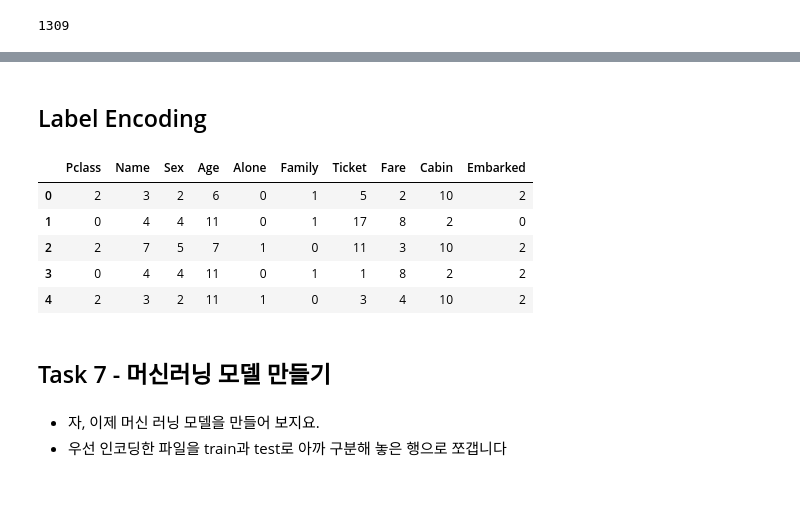
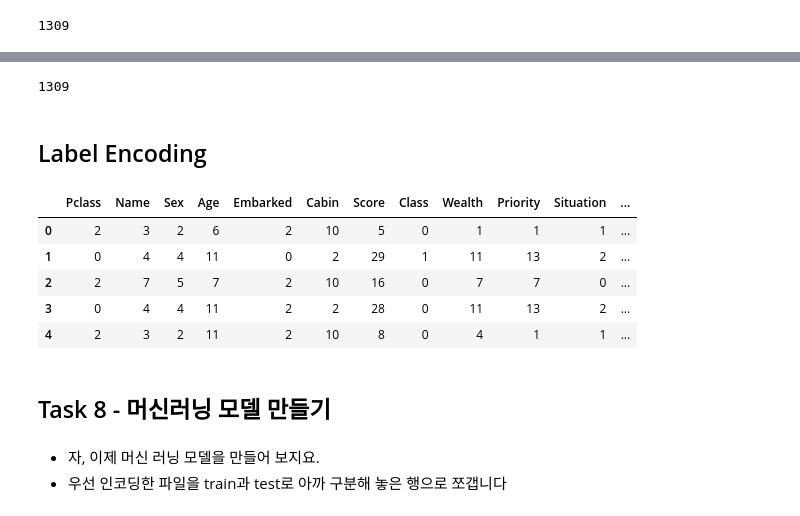
Before and after one commit to joshuajhchoi/ai2learn, a Jupyter notebook: Titanic_v2(NF).ipynb, the cells around one changed output, grey strips where cells are left out. Saved outputs shown, nothing was run; the diff lists cells and outputs as text; code cells hidden in the pictures.

```diff
--- a/Titanic_v2(NF).ipynb
+++ b/Titanic_v2(NF).ipynb
@@ -1594,0 +1927,2 @@ len(df)
+# %%
+df_new = pd.DataFrame()
@@ -1595,18 +1954,22 @@ len(df)
+# %%
+len(df_new)
+# %% [output]
+1309
 # %% [markdown]
 ## Label Encoding
 # %%
-df_enc = df.apply(LabelEncoder().fit_transform)
+df_enc = df_new.apply(LabelEncoder().fit_transform)
 
 df_enc.head()
 # %% [output]
-|  | Pclass | Name | Sex | Age | Alone | Family | Ticket | Fare | Cabin | Embarked |
-| 0 | 2 | 3 | 2 | 6 | 0 | 1 | 5 | 2 | 10 | 2 |
-| 1 | 0 | 4 | 4 | 11 | 0 | 1 | 17 | 8 | 2 | 0 |
-| 2 | 2 | 7 | 5 | 7 | 1 | 0 | 11 | 3 | 10 | 2 |
-| 3 | 0 | 4 | 4 | 11 | 0 | 1 | 1 | 8 | 2 | 2 |
-| 4 | 2 | 3 | 2 | 11 | 1 | 0 | 3 | 4 | 10 | 2 |
+|  | Pclass | Name | Sex | Age | Embarked | Cabin | Score | Class | Wealth | Priority | Situation | ... |
+| 0 | 2 | 3 | 2 | 6 | 2 | 10 | 5 | 0 | 1 | 1 | 1 | ... |
+| 1 | 0 | 4 | 4 | 11 | 0 | 2 | 29 | 1 | 11 | 13 | 2 | ... |
+| 2 | 2 | 7 | 5 | 7 | 2 | 10 | 16 | 0 | 7 | 7 | 0 | ... |
+| 3 | 0 | 4 | 4 | 11 | 2 | 2 | 28 | 0 | 11 | 13 | 2 | ... |
+| 4 | 2 | 3 | 2 | 11 | 2 | 10 | 8 | 0 | 4 | 1 | 1 | ... |
 # %% [markdown]
-## Task 7 - 머신러닝 모델 만들기
+## Task 8 - 머신러닝 모델 만들기
 # %% [markdown]
 * 자, 이제 머신 러닝 모델을 만들어 보지요.
 * 우선 인코딩한 파일을 train과 test로 아까 구분해 놓은 행으로 쪼갭니다
```
Also changed, not shown: parts of 67 cells of this notebook.
